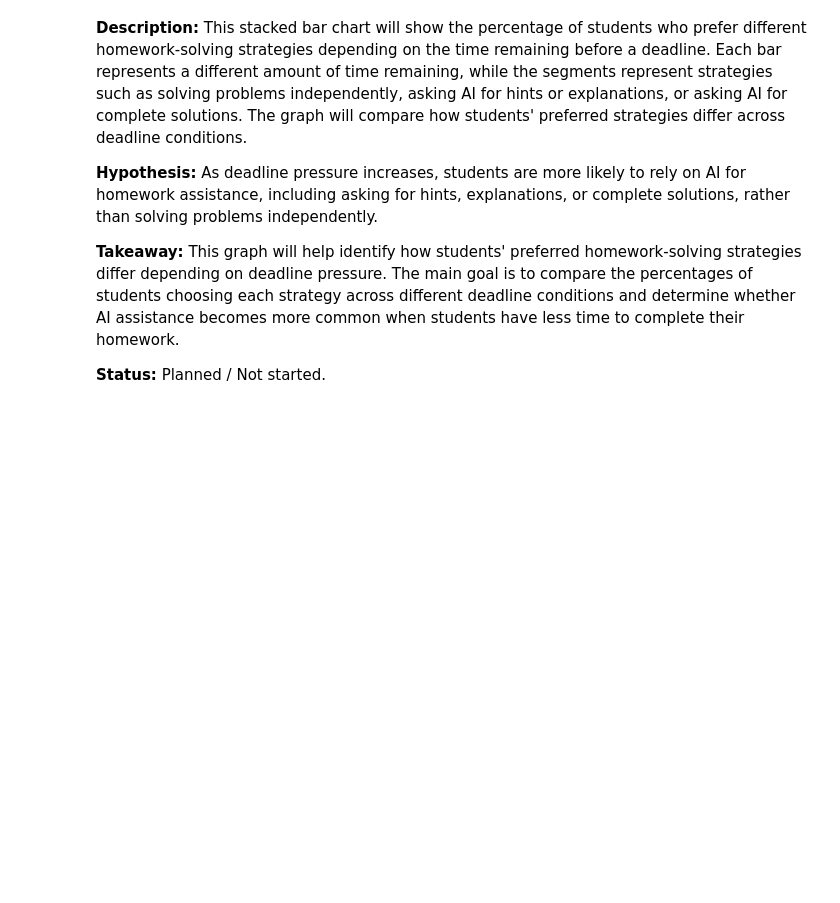
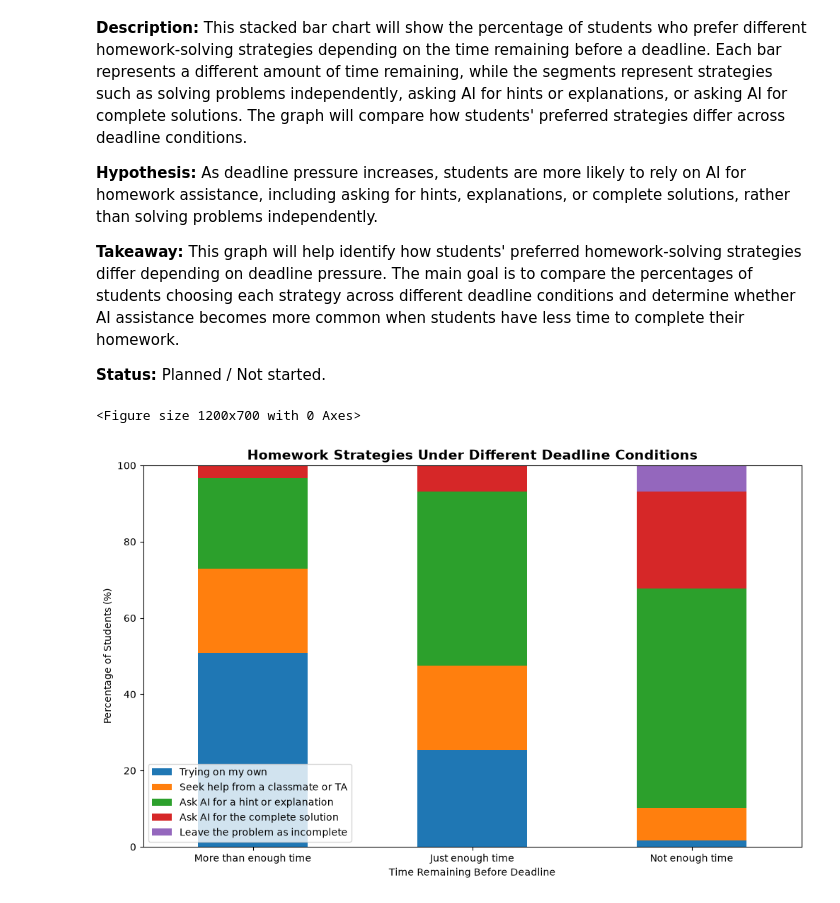
Before and after one commit to jorgencarbajal/cs105_mini_project, a Jupyter notebook: working_folders/jyu356/main.ipynb, the cells around one changed output. Cells and saved outputs as stored; diff of their text form; code cells hidden in the pictures; blank space fills up the shorter version.

Commit message:
finish 2 graph: heatmap and stacked bar chart

```diff
--- a/working_folders/jyu356/main.ipynb
+++ b/working_folders/jyu356/main.ipynb
@@ -80,3 +80,68 @@ plt.show()
 **Takeaway:** This graph will help identify how students' preferred homework-solving strategies differ depending on deadline pressure. The main goal is to compare the percentages of students choosing each strategy across different deadline conditions and determine whether AI assistance becomes more common when students have less time to complete their homework.
 
 **Status:** Planned / Not started.
+# %%
+
+import matplotlib.pyplot as plt
+
+# Clean up the data by selecting the three homework strategy questions
+homework_df = survey_df.loc[:, "If you have been working on a homework problem for 15 minutes without making any progress, what action are you most likely to take in each of the following scenarios? [When you have more than enough time to finish your assignment before the deadline]" : "If you have been working on a homework problem for 15 minutes without making any progress, what action are you most likely to take in each of the following scenarios? [When you don’t have enough time to finish your assignment before the deadline]"]
+
+# Count the responses for each deadline situation
+more_time = homework_df.iloc[:, 0].value_counts()
+just_enough = homework_df.iloc[:, 1].value_counts()
+not_enough = homework_df.iloc[:, 2].value_counts()
+
+# Combine the counts into one DataFrame
+cross_homework = pd.DataFrame({
+    "More than enough time": more_time,
+    "Just enough time": just_enough,
+    "Not enough time": not_enough
+}).T
+
+# Replace missing response with 0
+cross_homework = cross_homework.fillna(0)
+
+# Set the order of homework strategies
+strategy_order = [
+    "Trying on my own",
+    "Seek help from a classmate or TA",
+    "Ask AI for a hint or explanation",
+    "Ask AI for the complete solution",
+    "Leave the problem as incomplete"
+]
+
+# Reorder the columns
+cross_homework = cross_homework.reindex(columns=strategy_order, fill_value=0)
+
+
+# Calculate the percentage of each homework strategy for each deadline situation
+# Divide each count by the total responses in its row
+percentage_homework = cross_homework.div(cross_homework.sum(axis=1), axis=0) * 100
+
+
+# Create a 100% stacked bar chart to compare homework strategies under different deadline conditions
+# Set figure size for better readability
+plt.figure(figsize=(12, 7))
+
+# Create the stacked bar chart
+# stacked=True: Stacks different homework strategies into one bar
+# Each bar represents 100% of responses for one deadline situation
+percentage_homework.plot.bar(stacked=True, figsize=(12, 7))
+
+# Add title and axis labels
+plt.title('Homework Strategies Under Different Deadline Conditions', fontsize=14, fontweight='bold')
+plt.xlabel('Time Remaining Before Deadline')
+plt.ylabel('Percentage of Students (%)')
+
+# Set the y-axis range from 0% to 100%
+plt.ylim(0, 100)
+
+# Rotate x-axis labels for readability
+plt.xticks(rotation=0)
+
+# Display the chart
+plt.show()
+# %% [output]
+<Figure size 1200x700 with 0 Axes>
+[figure, added]
```
